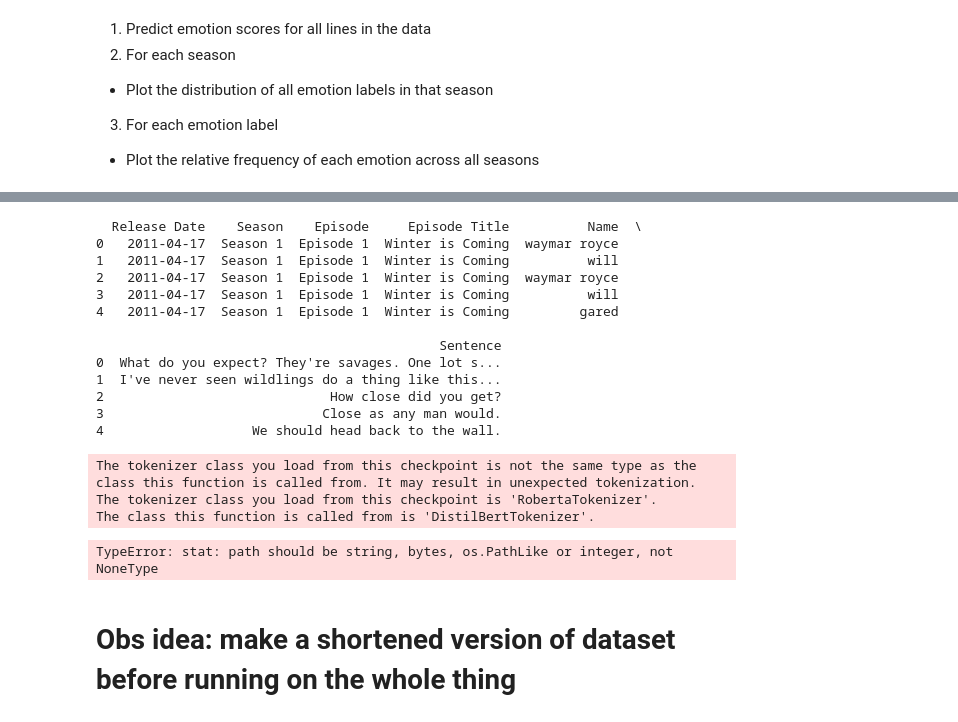
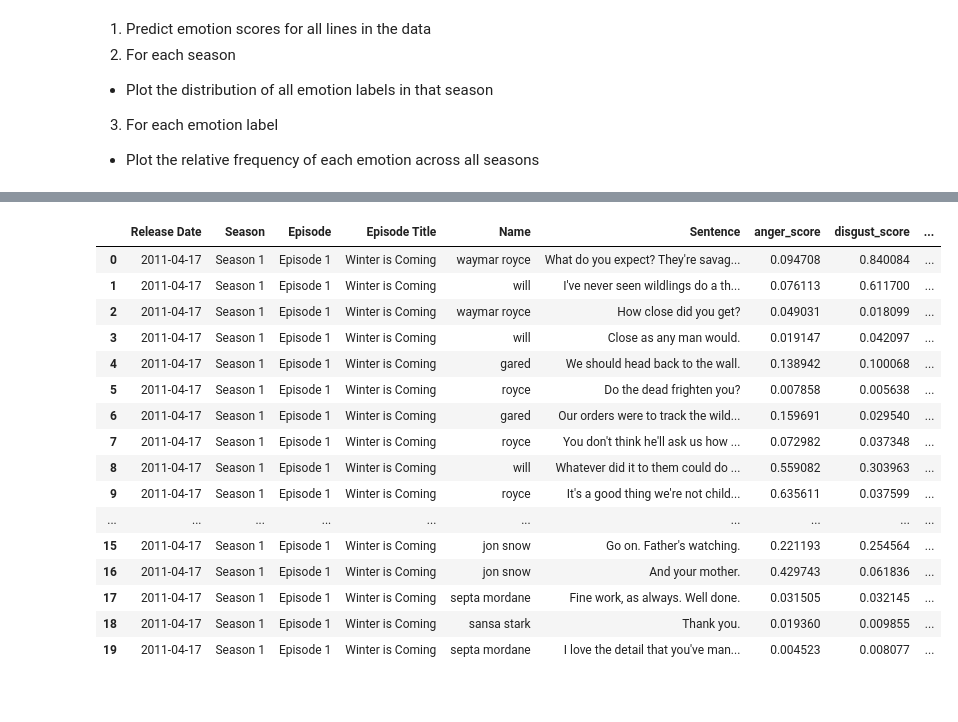
Before and after one commit to idadencker/CSA_laguage, a Jupyter notebook: cds-lang-assignment-4/src/test.ipynb, the cells around one changed output, grey strips where cells are left out. Saved outputs shown, nothing was run; the diff lists cells and outputs as text; code cells hidden in the pictures; blank space fills up the shorter version.

```diff
--- a/cds-lang-assignment-4/src/test.ipynb
+++ b/cds-lang-assignment-4/src/test.ipynb
@@ -149,23 +273,0 @@ TypeError: TextEncodeInput must be Union[TextInputSequence, Tuple[InputSequence,
-# %%
-# Import pandas module
-import pandas as pd
-# Define the file name and path
-file_name = "../../../../../cds-lang-data/GoT-scripts/Game_of_Thrones_Script.csv"
-# Read the CSV file into a pandas DataFrame
-df = pd.read_csv(file_name)
-# Print the first five rows of the DataFrame
-print(df.head())
-# %% [output]
-  Release Date    Season    Episode     Episode Title          Name  \
-0   2011-04-17  Season 1  Episode 1  Winter is Coming  waymar royce
-1   2011-04-17  Season 1  Episode 1  Winter is Coming          will
-2   2011-04-17  Season 1  Episode 1  Winter is Coming  waymar royce
-3   2011-04-17  Season 1  Episode 1  Winter is Coming          will
-4   2011-04-17  Season 1  Episode 1  Winter is Coming         gared
-
-                                            Sentence
-0  What do you expect? They're savages. One lot s...
-1  I've never seen wildlings do a thing like this...
-2                             How close did you get?
-3                            Close as any man would.
-4                   We should head back to the wall.
@@ -174,13 +274,24 @@ from transformers import DistilBertTokenizer
-# %%
-classifier = pipeline("text-classification",
-                      model="j-hartmann/emotion-english-distilroberta-base",
-                      return_all_scores=True)
-
-tokenizer = DistilBertTokenizer.from_pretrained('j-hartmann/emotion-english-distilroberta-base')
-# %% [output]
-The tokenizer class you load from this checkpoint is not the same type as the class this function is called from. It may result in unexpected tokenization.
-The tokenizer class you load from this checkpoint is 'RobertaTokenizer'.
-The class this function is called from is 'DistilBertTokenizer'.
-TypeError: stat: path should be string, bytes, os.PathLike or integer, not NoneType
-# %% [markdown]
-# Obs idea: make a shortened version of dataset before running on the whole thing
+# %%
+#load in csv
+
+data= pd.read_csv("../test_21.csv")
+# %%
+data
+# %% [output]
+|  | Release Date | Season | Episode | Episode Title | Name | Sentence | anger_score | disgust_score | ... |
+| 0 | 2011-04-17 | Season 1 | Episode 1 | Winter is Coming | waymar royce | What do you expect? They're savag... | 0.094708 | 0.840084 | ... |
+| 1 | 2011-04-17 | Season 1 | Episode 1 | Winter is Coming | will | I've never seen wildlings do a th... | 0.076113 | 0.611700 | ... |
+| 2 | 2011-04-17 | Season 1 | Episode 1 | Winter is Coming | waymar royce | How close did you get? | 0.049031 | 0.018099 | ... |
+| 3 | 2011-04-17 | Season 1 | Episode 1 | Winter is Coming | will | Close as any man would. | 0.019147 | 0.042097 | ... |
+| 4 | 2011-04-17 | Season 1 | Episode 1 | Winter is Coming | gared | We should head back to the wall. | 0.138942 | 0.100068 | ... |
+| 5 | 2011-04-17 | Season 1 | Episode 1 | Winter is Coming | royce | Do the dead frighten you? | 0.007858 | 0.005638 | ... |
+| 6 | 2011-04-17 | Season 1 | Episode 1 | Winter is Coming | gared | Our orders were to track the wild... | 0.159691 | 0.029540 | ... |
+| 7 | 2011-04-17 | Season 1 | Episode 1 | Winter is Coming | royce | You don't think he'll ask us how ... | 0.072982 | 0.037348 | ... |
+| 8 | 2011-04-17 | Season 1 | Episode 1 | Winter is Coming | will | Whatever did it to them could do ... | 0.559082 | 0.303963 | ... |
+| 9 | 2011-04-17 | Season 1 | Episode 1 | Winter is Coming | royce | It's a good thing we're not child... | 0.635611 | 0.037599 | ... |
+| ... | ... | ... | ... | ... | ... | ... | ... | ... | ... |
+| 15 | 2011-04-17 | Season 1 | Episode 1 | Winter is Coming | jon snow | Go on. Father's watching. | 0.221193 | 0.254564 | ... |
+| 16 | 2011-04-17 | Season 1 | Episode 1 | Winter is Coming | jon snow | And your mother. | 0.429743 | 0.061836 | ... |
+| 17 | 2011-04-17 | Season 1 | Episode 1 | Winter is Coming | septa mordane | Fine work, as always. Well done. | 0.031505 | 0.032145 | ... |
+| 18 | 2011-04-17 | Season 1 | Episode 1 | Winter is Coming | sansa stark | Thank you. | 0.019360 | 0.009855 | ... |
+| 19 | 2011-04-17 | Season 1 | Episode 1 | Winter is Coming | septa mordane | I love the detail that you've man... | 0.004523 | 0.008077 | ... |
```
Also changed, not shown: parts of 35 cells of this notebook, 1 other file.
